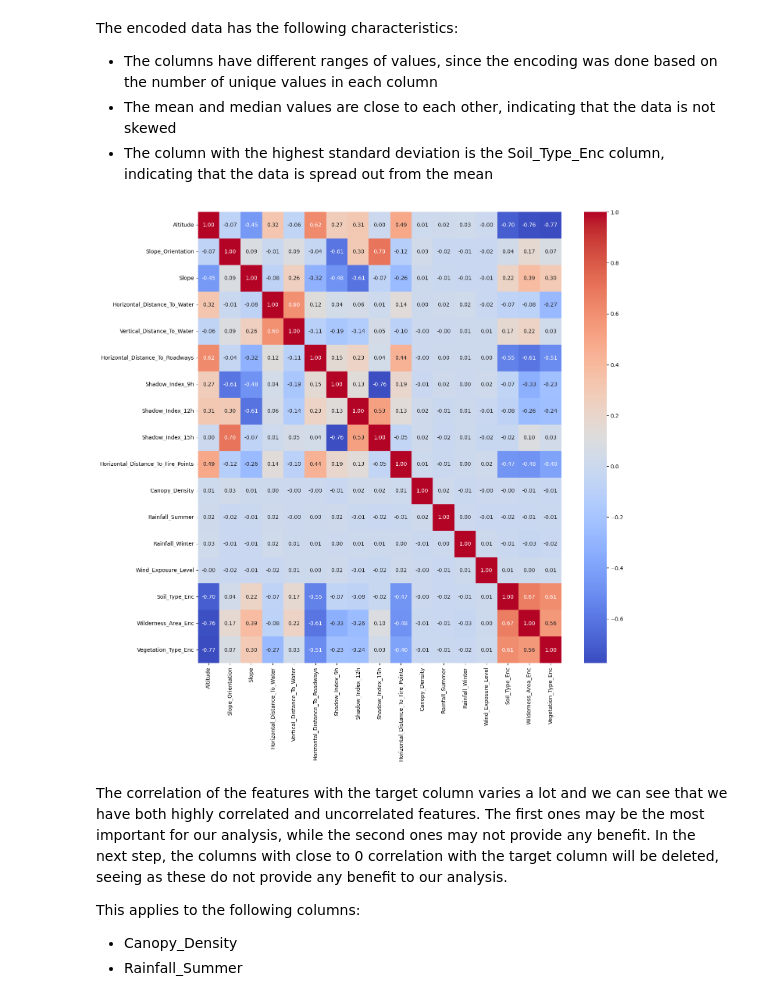
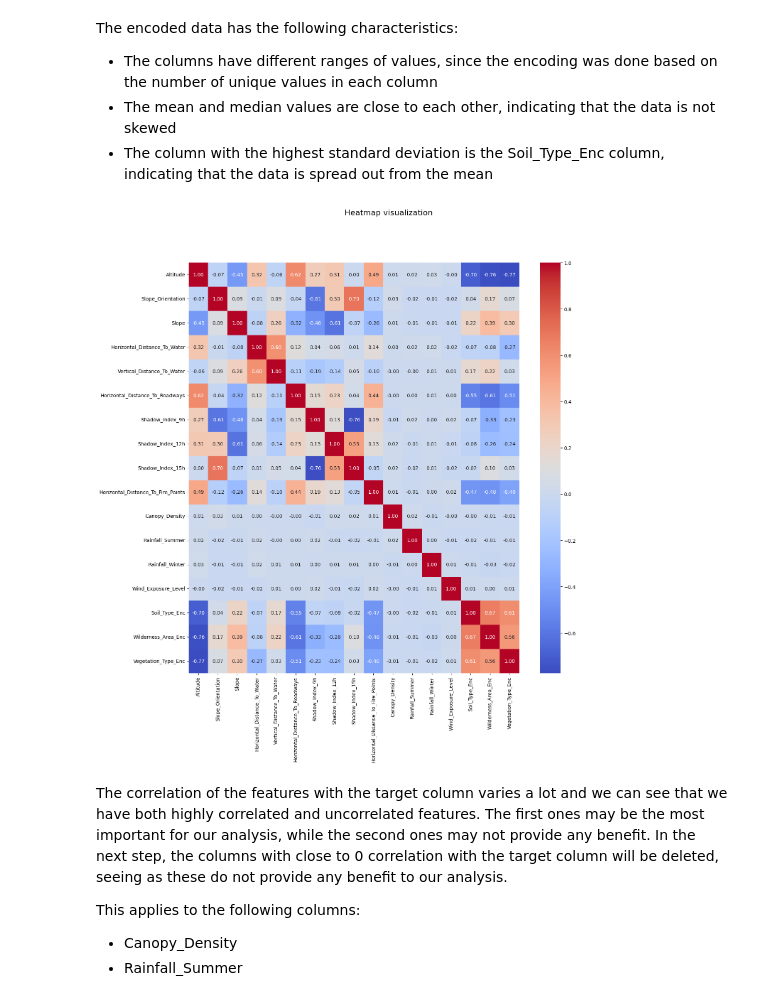
Before and after one commit to beatrizmsa/ml-vegetation-classifier, a Jupyter notebook: notebook.ipynb, the cells around one changed output. Saved outputs shown, nothing was run; the diff lists cells and outputs as text; code cells hidden in the pictures.

Commit message:
Fixes in the data and graphs. Added comments

```diff
--- a/notebook.ipynb
+++ b/notebook.ipynb
@@ -166,12 +170,9 @@ The encoded data has the following characteristics:
 # %%
-# Remove Id for correlation matrix
+# Generate heatmap of the data
 
-encoded_data_without_id = encoded_data.drop('Id', axis=1)
-plt.figure(figsize=(15, 15))
-sns.heatmap(encoded_data_without_id.corr(numeric_only=True), cmap="coolwarm", annot=True, fmt=".2f")
-plt.show()
+heatmap_visualization(encoded_data_without_id, 'Heatmap visualization')
 # %% [output]
-[figure, old version]
+[figure, new version]
 # %% [markdown]
 The correlation of the features with the target column varies a lot and we can see that we have both highly correlated and uncorrelated features. The first ones may be the most important for our analysis, while the second ones may not provide any benefit.
 In the next step, the columns with close to 0 correlation with the target column will be deleted, seeing as these do not provide any benefit to our analysis.
```
Also changed, not shown: parts of 40 cells of this notebook, 1 other file.
